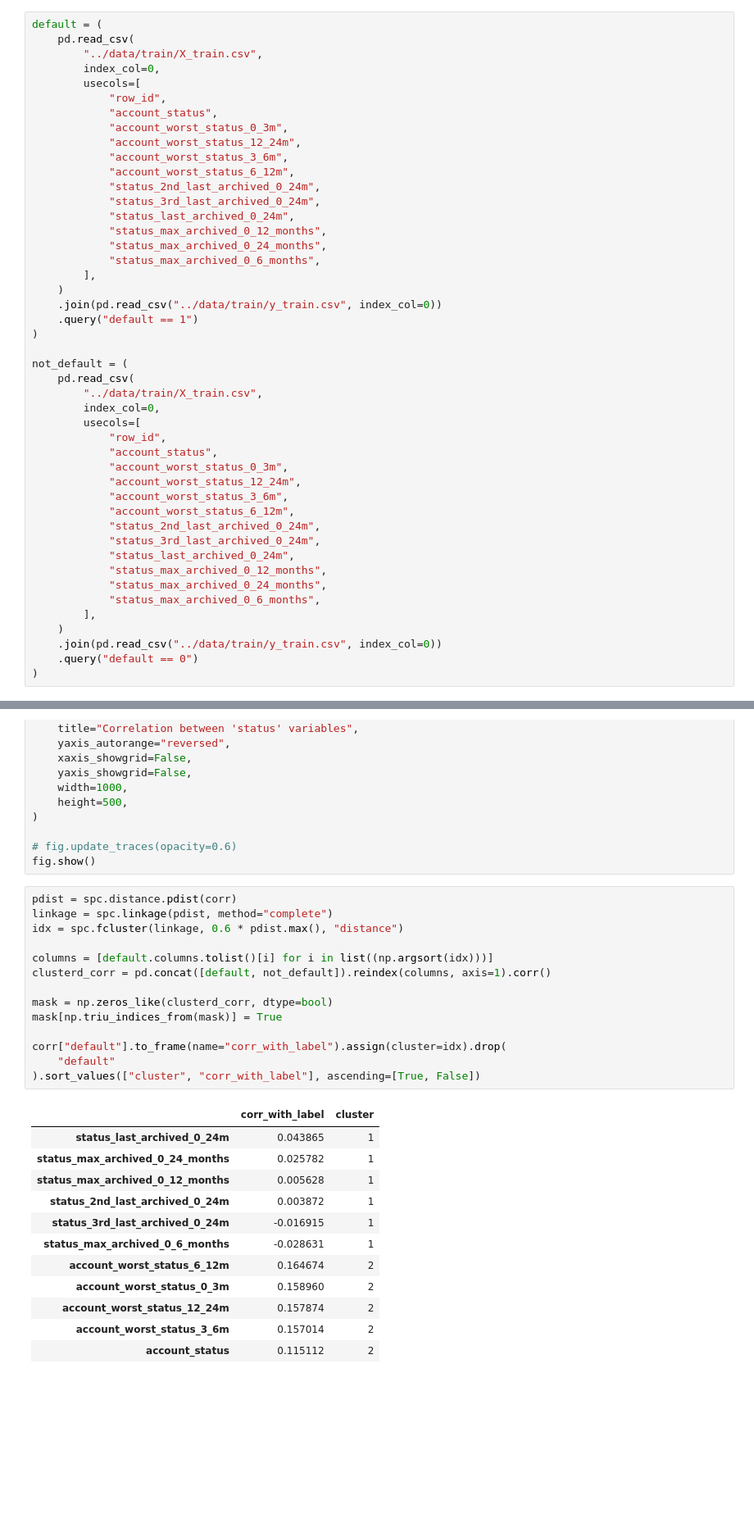
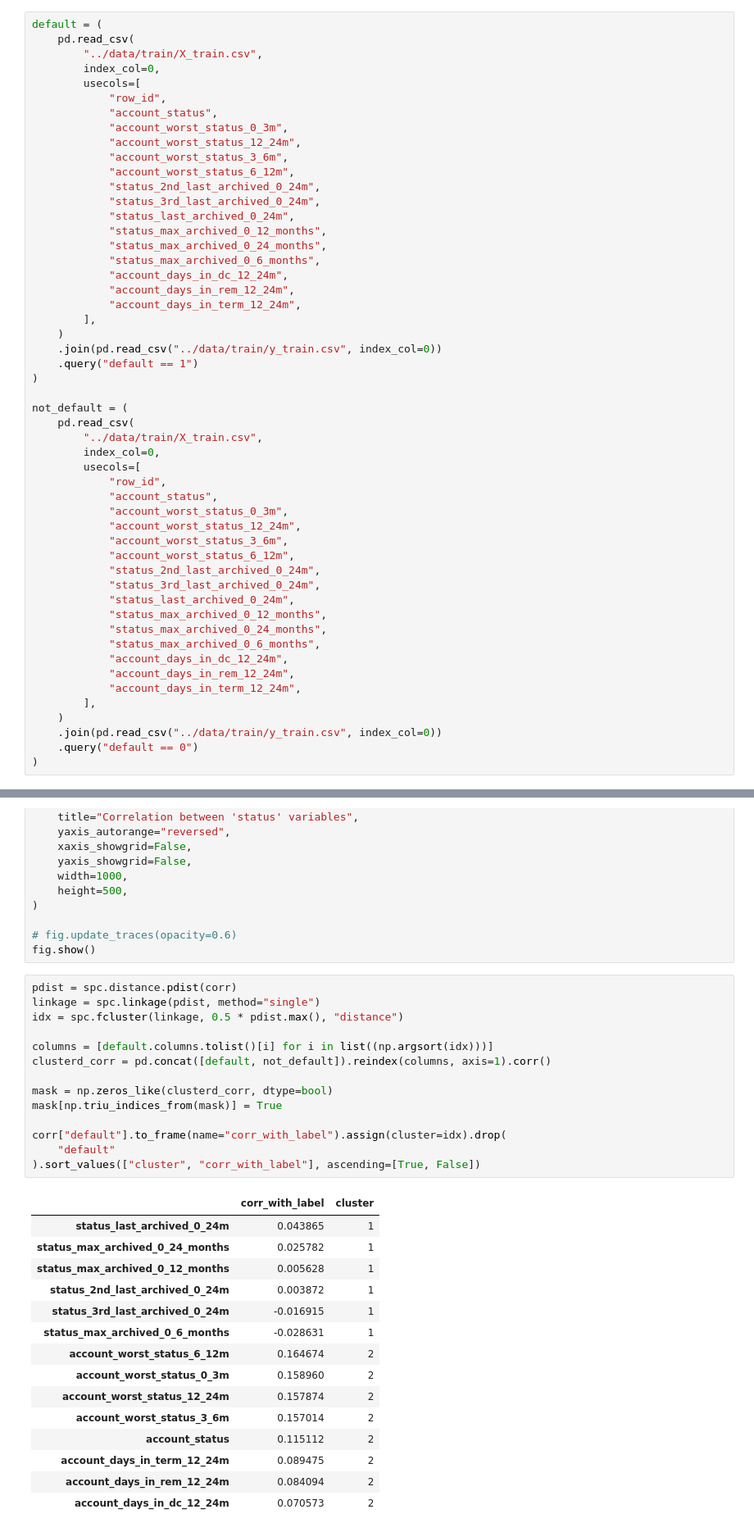
Before and after one commit to ottobricks/default_prediction_case_study, a Jupyter notebook: src/2_exploration/2_status_variables.ipynb, the cells around one changed output, grey strips where cells are left out. Shown: that part at 82% size. Saved outputs shown, nothing was run; the diff lists cells and outputs as text; blank space fills up the shorter version.

```diff
--- a/src/2_exploration/2_status_variables.ipynb
+++ b/src/2_exploration/2_status_variables.ipynb
@@ -35,6 +35,9 @@ default = (
             "status_max_archived_0_12_months",
             "status_max_archived_0_24_months",
             "status_max_archived_0_6_months",
+            "account_days_in_dc_12_24m",
+            "account_days_in_rem_12_24m",
+            "account_days_in_term_12_24m",
         ],
     )
     .join(pd.read_csv("../data/train/y_train.csv", index_col=0))
@@ -58,6 +61,9 @@ not_default = (
             "status_max_archived_0_12_months",
             "status_max_archived_0_24_months",
             "status_max_archived_0_6_months",
+            "account_days_in_dc_12_24m",
+            "account_days_in_rem_12_24m",
+            "account_days_in_term_12_24m",
         ],
     )
     .join(pd.read_csv("../data/train/y_train.csv", index_col=0))
@@ -98,31 +104,34 @@ fig.update_layout(
 fig.show()
 # %%
 pdist = spc.distance.pdist(corr)
-linkage = spc.linkage(pdist, method="complete")
-idx = spc.fcluster(linkage, 0.6 * pdist.max(), "distance")
+linkage = spc.linkage(pdist, method="single")
+idx = spc.fcluster(linkage, 0.5 * pdist.max(), "distance")
 
 columns = [default.columns.tolist()[i] for i in list((np.argsort(idx)))]
 clusterd_corr = pd.concat([default, not_default]).reindex(columns, axis=1).corr()
 
 mask = np.zeros_like(clusterd_corr, dtype=bool)
 mask[np.triu_indices_from(mask)] = True
 
 corr["default"].to_frame(name="corr_with_label").assign(cluster=idx).drop(
     "default"
 ).sort_values(["cluster", "corr_with_label"], ascending=[True, False])
 # %% [output]
 |  | corr_with_label | cluster |
 | status_last_archived_0_24m | 0.043865 | 1 |
 | status_max_archived_0_24_months | 0.025782 | 1 |
 | status_max_archived_0_12_months | 0.005628 | 1 |
 | status_2nd_last_archived_0_24m | 0.003872 | 1 |
 | status_3rd_last_archived_0_24m | -0.016915 | 1 |
 | status_max_archived_0_6_months | -0.028631 | 1 |
 | account_worst_status_6_12m | 0.164674 | 2 |
 | account_worst_status_0_3m | 0.158960 | 2 |
 | account_worst_status_12_24m | 0.157874 | 2 |
 | account_worst_status_3_6m | 0.157014 | 2 |
 | account_status | 0.115112 | 2 |
+| account_days_in_term_12_24m | 0.089475 | 2 |
+| account_days_in_rem_12_24m | 0.084094 | 2 |
+| account_days_in_dc_12_24m | 0.070573 | 2 |
 # %% [markdown]
 As we can see, our correlation clustering strategy yields 2 clusters of variables. The variables from each cluster that best correlate with the target label are "status_last_archived_0_24m" and "account_worst_status_6_12m". By and large, the first cluster has very little correlation with the target label, so we will keep its variable whilst keeping a close watch on whether it decreases inference performance.
 
```
Also changed, not shown: 1 other file.
